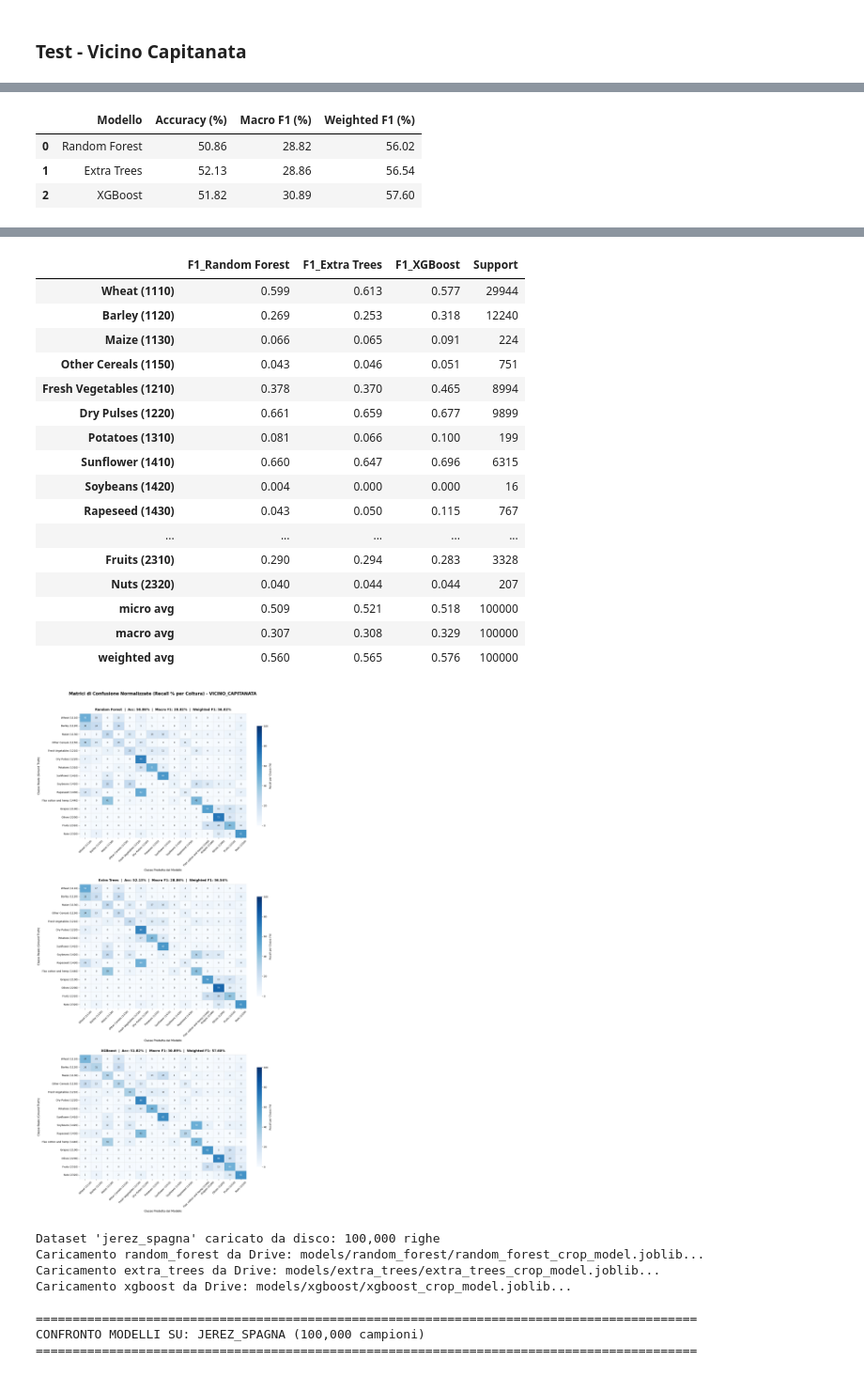
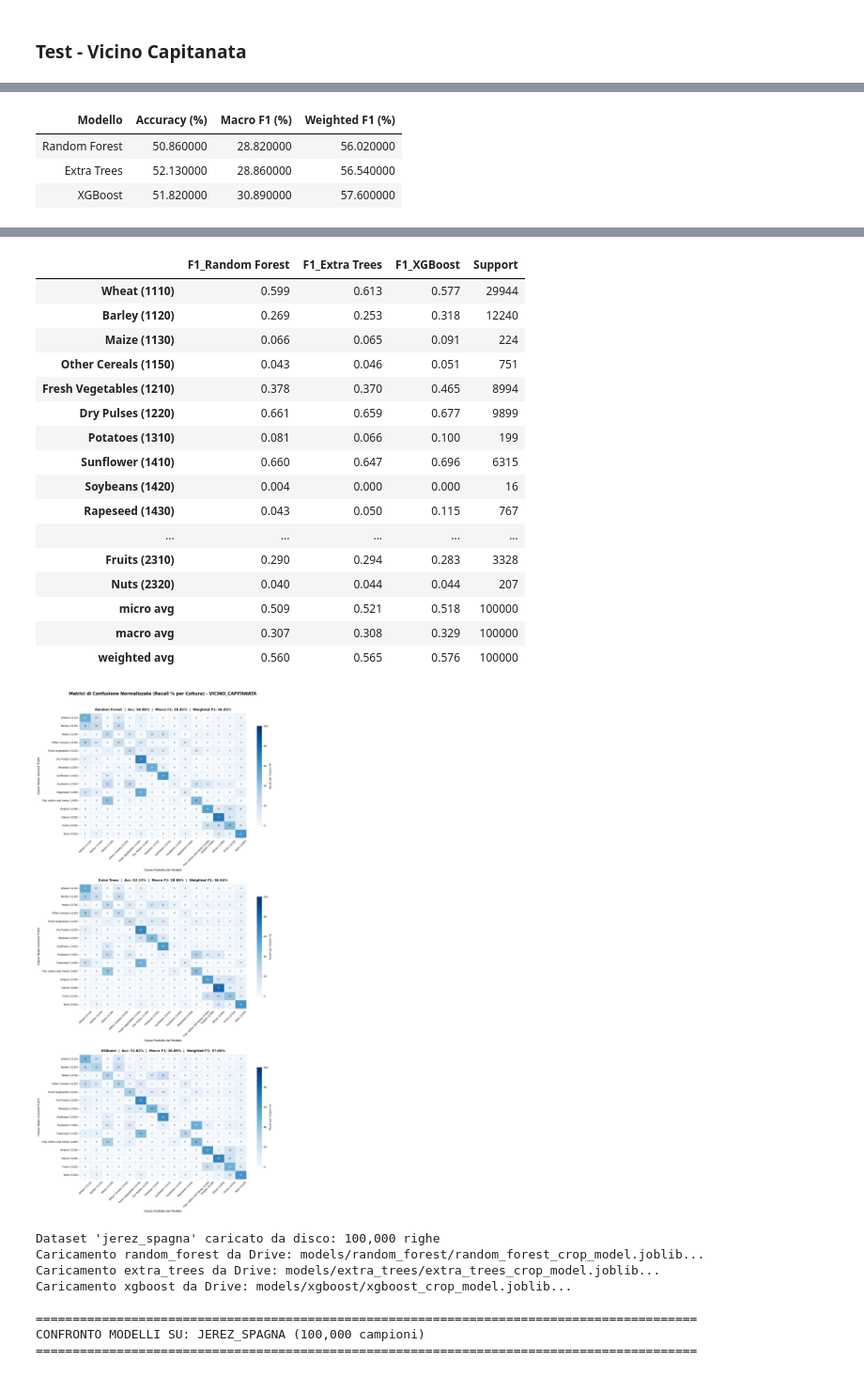
Before and after one commit to SimoRinaldi/crop-spatial-classification, a Jupyter notebook: notebooks/test.ipynb, the cells around one changed output, grey strips where cells are left out. Shown at 94% size. Cells and saved outputs as stored; diff of their text form; code cells hidden in the pictures.

Commit message:
test - cella Vicino Capitanata ok

```diff
--- a/notebooks/test.ipynb
+++ b/notebooks/test.ipynb
@@ -557,27 +557,25 @@ Elaborazione completata per tutte le zone disponibili!
 # %%
 import gc
 import json
-from pathlib import Path
 import joblib
 import numpy as np
 import pandas as pd
-from IPython.display import display, HTML
-from sklearn.metrics import classification_report, accuracy_score, f1_score
+from IPython.display import display
+from sklearn.metrics import classification_report, accuracy_score, f1_score, confusion_matrix
 import matplotlib.pyplot as plt
 import seaborn as sns
-from sklearn.metrics import confusion_matrix
 
 from src.feature_engineering import FEATURE_LIST
 
-# ==============================================================================
-# 1. CARICAMENTO DATASET - VICINO_CAPITANATA
-# ==============================================================================
+# -----------------------------------------------------------------------------------------
+# CARICAMENTO DATASET
+
 zone_target = "vicino_capitanata"
 dataset_path = PROCESSED_DIR / "zone_test" / "datasets" / f"dataset_{zone_target}.parquet"
 
 if "datasets_test" in globals() and datasets_test is not None and zone_target in datasets_test:
     df_test = datasets_test[zone_target]
-    print(f"Dataset '{zone_target}' trovato: {len(df_test):,} righe")
+    print(f"Dataset '{zone_target}' trovato in memoria: {len(df_test):,} righe")
 elif dataset_path.exists():
     df_test = pd.read_parquet(dataset_path)
     print(f"Dataset '{zone_target}' caricato da disco: {len(df_test):,} righe")
@@ -594,24 +592,23 @@ if legend_path.exists():
     with open(legend_path, "r", encoding="utf-8") as f:
         legend = json.load(f)
 
-# ==============================================================================
-# 2. CARICAMENTO DEI MODELLI ADDESTRATI (CON RILASCIO MEMORIA)
-# ==============================================================================
+# ----------------------------------------------------------------------------------------
+# CARICAMENTO DEI MODELLI ADDESTRATI
+
 def load_and_predict(model_folder, X):
     folder_path = MODELS_DIR / model_folder
     target_file = folder_path / f"{model_folder}_crop_model.joblib"
 
     if not target_file.exists():
         joblib_files = list(folder_path.glob("*.joblib"))
-        # Filtra eventuali copie o pruned preferendo il modello base
         base_candidates = [f for f in joblib_files if "crop_model" in f.name and "pruned" not in f.name]
         target_file = sorted(base_candidates)[0] if base_candidates else (sorted(joblib_files)[0] if joblib_files else None)
 
     if not target_file or not target_file.exists():
-        print(f"❌ Nessun modello base trovato in: {folder_path.relative_to(DATA_DIR)}")
+        print(f"Nessun modello base trovato in: {folder_path.relative_to(DATA_DIR)}")
         return None
 
-    print(f"Caricamento {model_folder} da Drive: {target_file.relative_to(DATA_DIR)}...")
+    print(f"Caricamento {model_folder} da Drive: {target_file.relative_to(DATA_DIR)}")
     payload = joblib.load(target_file)
     model = payload["model"]
 
@@ -619,7 +616,6 @@ def load_and_predict(model_folder, X):
     if "label_encoder" in payload and payload["label_encoder"] is not None:
         preds = payload["label_encoder"].inverse_transform(preds)
 
-    # Libera subito il modello gigante dalla RAM
     del model, payload
     gc.collect()
     return preds
@@ -636,11 +632,11 @@ for m_name, folder in models_to_test:
     if preds is not None:
         predictions_dict[m_name] = preds
 
-# ==============================================================================
-# 3. PREDIZIONE E GENERAZIONE DEI REPORT
-# ==============================================================================
+# ----------------------------------------------------------------------------------------
+# CALCOLO METRICHE E REPORT DI CLASSIFICAZIONE
+
 unique_classes = sorted(y_test.unique())
-target_names = [f"{legend.get(str(c), c)} ({c})" for c in unique_classes]
+class_labels = [f"{legend.get(str(c), c)} ({c})" for c in unique_classes]
 
 reports_dict = {}
 summary_metrics = []
@@ -658,43 +654,34 @@ for m_name, preds in predictions_dict.items():
     })
 
     report = classification_report(
-        y_test, preds, labels=unique_classes, target_names=target_names,
+        y_test, preds, labels=unique_classes, target_names=class_labels,
         output_dict=True, zero_division=0
     )
     df_rep = pd.DataFrame(report).T.round(3)
     df_rep["support"] = df_rep["support"].astype(int)
     reports_dict[m_name] = df_rep
 
-# ==============================================================================
-# 4. STAMPA DELLE TABELLE COMPARATIVE
-# ==============================================================================
-print("\n" + "=" * 90)
-print(f"CONFRONTO MODELLI SU: {zone_target.upper()} ({len(df_test):,} campioni)")
-print("=" * 90)
+# ----------------------------------------------------------------------------------------
+# TABELLE COMPARATIVE DELLE PRESTAZIONI
 
-# 4.1 Tabella riepilogativa globale
+print(f"\nCONFRONTO MODELLI: {zone_target.upper()} ({len(df_test):,} campioni)")
+
+# tabella riepilogativa globale
 df_summary = pd.DataFrame(summary_metrics)
-display(df_summary)
+display(df_summary.style.hide(axis="index"))
 
-# 4.2 Tabella comparativa diretta F1-Score per coltura
+# tabella comparativa diretta F1-Score per classe colturale
 if reports_dict:
-    comp_f1_data = {}
-    for m_name, df_rep in reports_dict.items():
-        comp_f1_data[f"F1_{m_name}"] = df_rep["f1-score"]
-
+    comp_f1_data = {f"F1_{m_name}": df_rep["f1-score"] for m_name, df_rep in reports_dict.items()}
     comp_f1_df = pd.DataFrame(comp_f1_data)
     comp_f1_df["Support"] = next(iter(reports_dict.values()))["support"]
 
-    print("\nConfronto sintetico F1-Score per classe colturale:")
+    print("\nConfronto dettagliato F1-Score per classe colturale:")
     display(comp_f1_df)
 
-# ==============================================================================
-# 5. MATRICI DI CONFUSIONE NORMALIZZATE (IMPILATE VERTICALMENTE)
-# ==============================================================================
-classes = unique_classes
-class_labels = [f"{legend.get(str(c), c)} ({c})" for c in classes]
+# ----------------------------------------------------------------------------------------
+# MATRICI DI CONFUSIONE NORMALIZZATE
 
-# 3 righe x 1 colonna per matrici grandi e perfettamente leggibili
 fig, axes = plt.subplots(3, 1, figsize=(15, 30))
 fig.suptitle(
     f"Matrici di Confusione Normalizzate (Recall % per Coltura) - {zone_target.upper()}",
@@ -703,6 +690,9 @@ fig.suptitle(
     y=0.995,
 )
 
+# recupero delle metriche calcolate in precedenza
+metrics_lookup = {row["Modello"]: row for row in summary_metrics}
+
 for idx, (m_name, _) in enumerate(models_to_test):
     ax = axes[idx]
     if m_name not in predictions_dict:
@@ -710,11 +700,12 @@ for idx, (m_name, _) in enumerate(models_to_test):
         continue
 
     preds = predictions_dict[m_name]
-    cm_norm = confusion_matrix(y_test, preds, labels=classes, normalize='true') * 100
+    cm_norm = confusion_matrix(y_test, preds, labels=unique_classes, normalize='true') * 100
 
-    acc = accuracy_score(y_test, preds) * 100
-    f1_m = f1_score(y_test, preds, average="macro", zero_division=0) * 100
-    f1_w = f1_score(y_test, preds, average="weighted", zero_division=0) * 100
+    m_info = metrics_lookup.get(m_name, {})
+    acc = m_info.get("Accuracy (%)", 0.0)
+    f1_m = m_info.get("Macro F1 (%)", 0.0)
+    f1_w = m_info.get("Weighted F1 (%)", 0.0)
 
     sns.heatmap(
         cm_norm,
@@ -740,9 +731,12 @@ for idx, (m_name, _) in enumerate(models_to_test):
     )
     ax.set_xlabel("Classe Predetta dal Modello", fontsize=11, labelpad=8)
     ax.set_ylabel("Classe Reale (Ground Truth)", fontsize=11, labelpad=8)
-    ax.tick_params(axis="x", rotation=45)
-    ax.tick_params(axis="y", rotation=0)
+    plt.setp(ax.get_xticklabels(), rotation=45, ha="right", rotation_mode="anchor")
+    plt.setp(ax.get_yticklabels(), rotation=0)
 
 plt.tight_layout(pad=3.0)
 plt.show()
+
+# rilascio dei buffer grafici di Matplotlib
+plt.close(fig)
 # %% [output]
@@ -757,4 +749,4 @@ CONFRONTO MODELLI SU: VICINO_CAPITANATA (100,000 campioni)
-|  | Modello | Accuracy (%) | Macro F1 (%) | Weighted F1 (%) |
-| 0 | Random Forest | 50.86 | 28.82 | 56.02 |
-| 1 | Extra Trees | 52.13 | 28.86 | 56.54 |
-| 2 | XGBoost | 51.82 | 30.89 | 57.60 |
+| Modello | Accuracy (%) | Macro F1 (%) | Weighted F1 (%) |
+| Random Forest | 50.860000 | 28.820000 | 56.020000 |
+| Extra Trees | 52.130000 | 28.860000 | 56.540000 |
+| XGBoost | 51.820000 | 30.890000 | 57.600000 |
```
Also changed, not shown: parts of 5 cells of this notebook.
